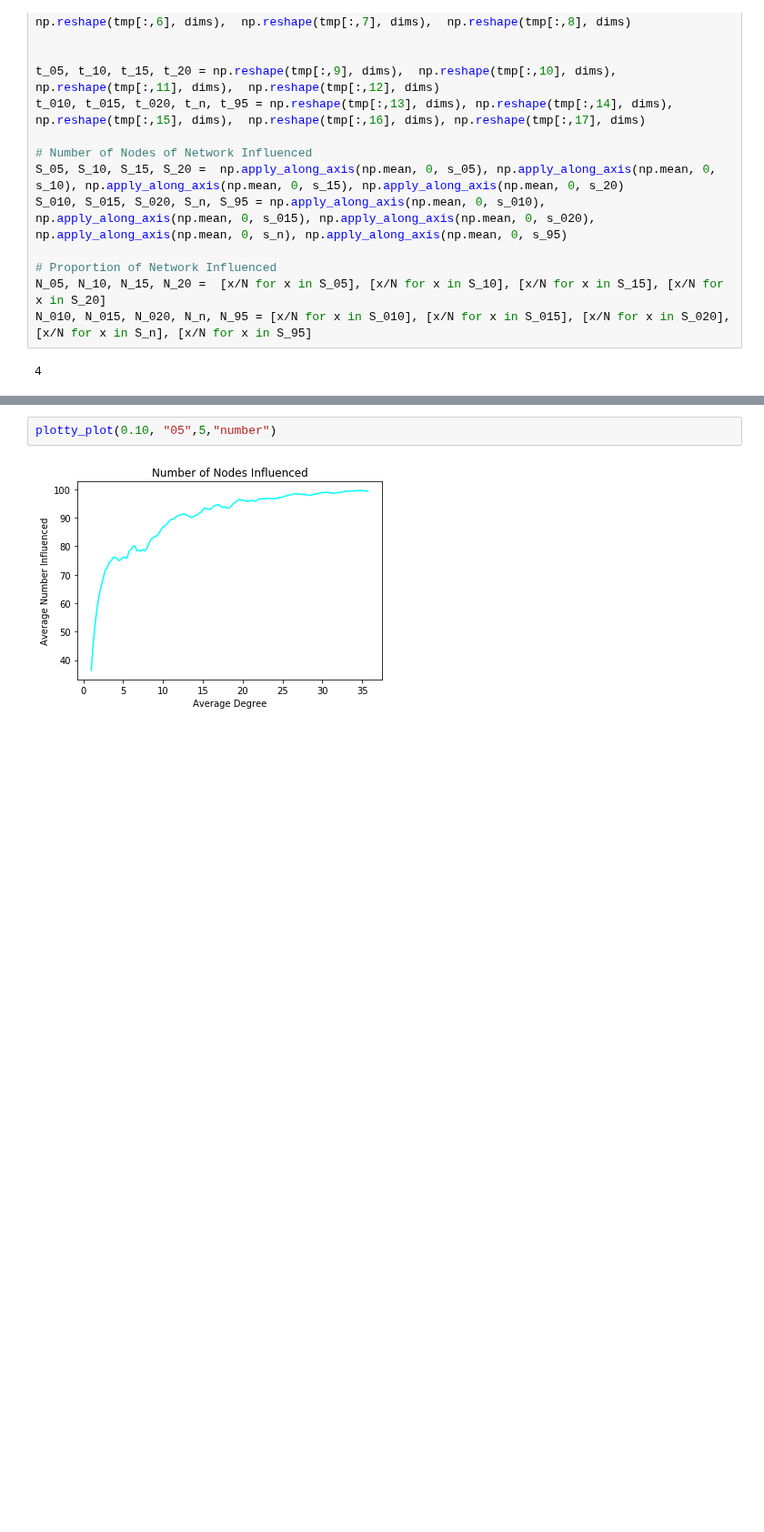
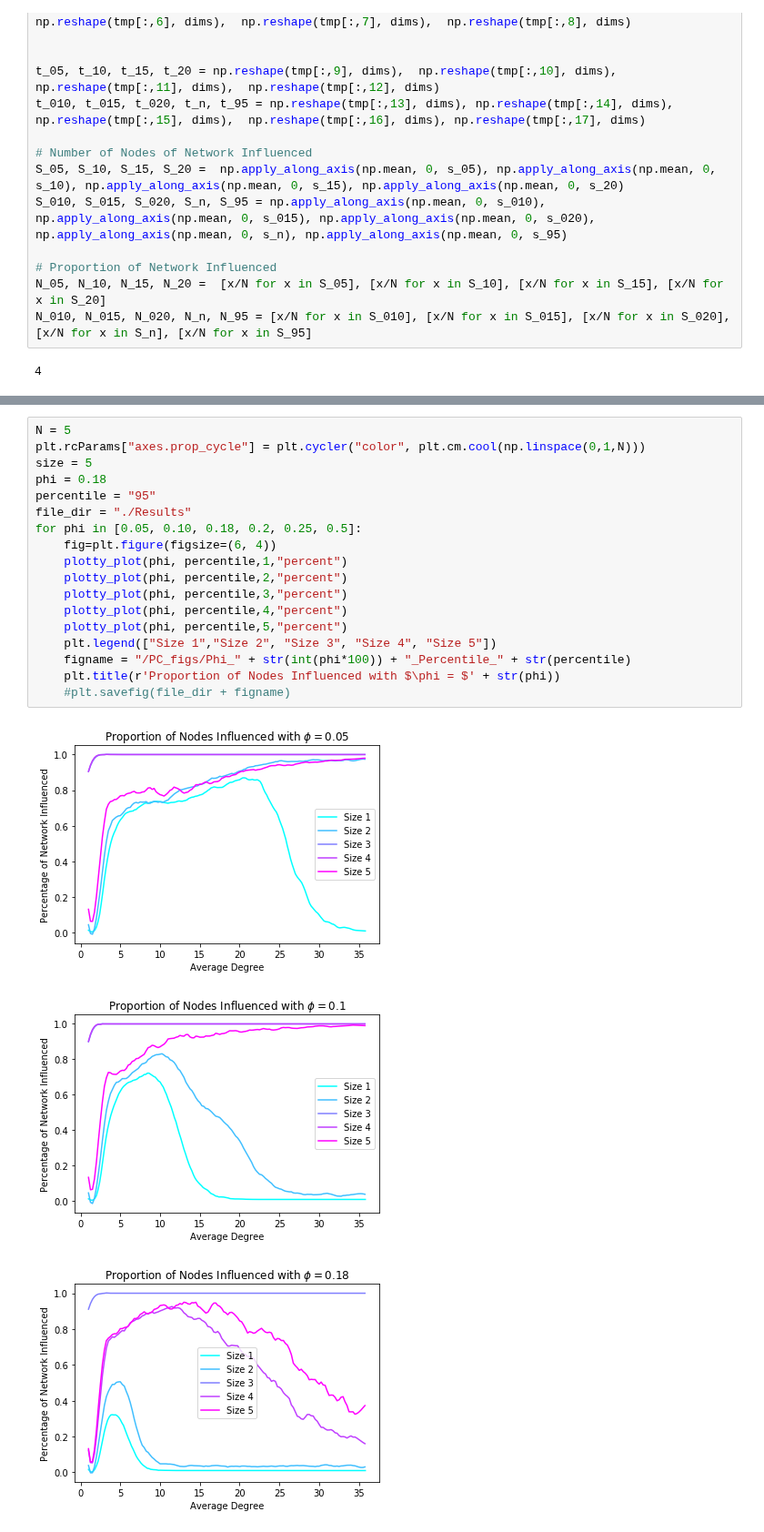
Before and after one commit to MiLinny/Influentials, a Jupyter notebook: Code/PC_Viewer.ipynb, the cells around one changed output, grey strips where cells are left out. Shown at 91% size. Saved outputs shown, nothing was run; the diff lists cells and outputs as text; blank space fills up the shorter version.

```diff
--- a/Code/PC_Viewer.ipynb
+++ b/Code/PC_Viewer.ipynb
@@ -318,4 +322,22 @@ for phi in [0.05, 0.10, 0.18, 0.2, 0.25, 0.5]:
-# %%
-plotty_plot(0.10, "05",5,"number")
-# %% [output]
-[figure, removed]
+# %%
+N = 5
+plt.rcParams["axes.prop_cycle"] = plt.cycler("color", plt.cm.cool(np.linspace(0,1,N)))
+size = 5
+phi = 0.18
+percentile = "95"
+file_dir = "./Results"
+for phi in [0.05, 0.10, 0.18, 0.2, 0.25, 0.5]:
+    fig=plt.figure(figsize=(6, 4))
+    plotty_plot(phi, percentile,1,"percent")
+    plotty_plot(phi, percentile,2,"percent")
+    plotty_plot(phi, percentile,3,"percent")
+    plotty_plot(phi, percentile,4,"percent")
+    plotty_plot(phi, percentile,5,"percent")
+    plt.legend(["Size 1","Size 2", "Size 3", "Size 4", "Size 5"])
+    figname = "/PC_figs/Phi_" + str(int(phi*100)) + "_Percentile_" + str(percentile)
+    plt.title(r'Proportion of Nodes Influenced with $\phi = $' + str(phi))
+    #plt.savefig(file_dir + figname)
+# %% [output]
+[figure, added]
+[figure, added]
+[figure, added]
```
Also changed, not shown: parts of 4 cells of this notebook, 27 other files.
